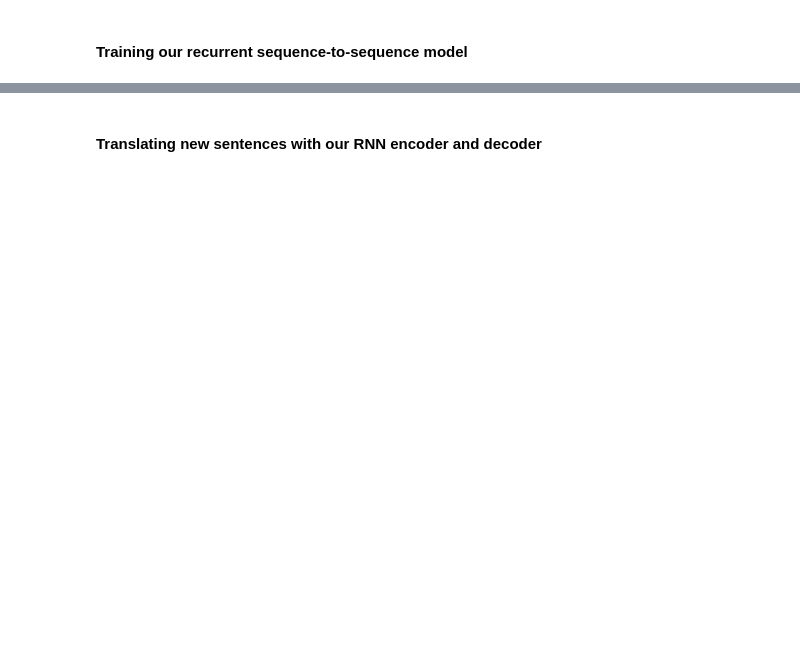
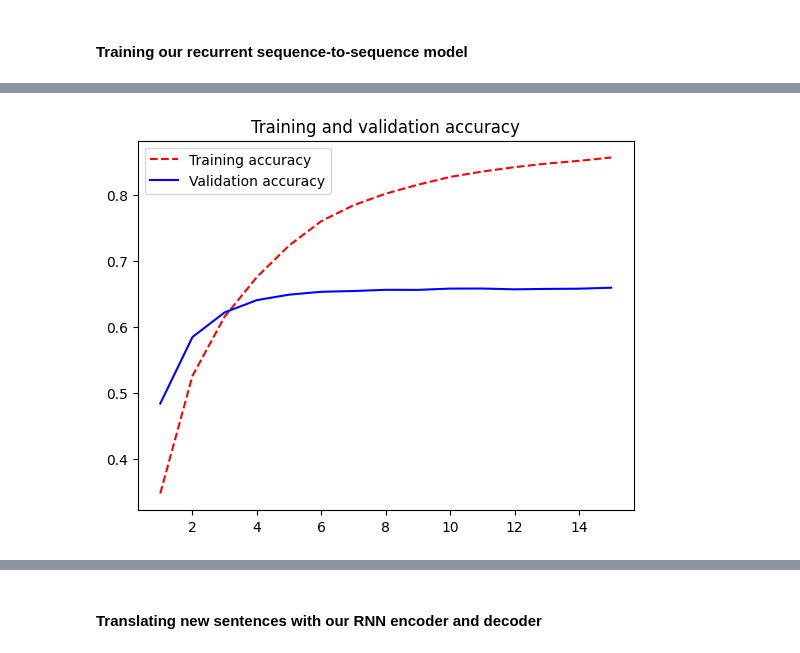
Before and after one commit to arsiliath/DLWP, a Jupyter notebook: lectures/08/chapter15_language-models-and-the-transformer.ipynb, the cells around one changed output, grey strips where cells are left out. Drawn from its saved outputs; the diff is of its cells as text; code cells hidden in the pictures; blank space fills up the shorter version.

```diff
--- a/lectures/08/chapter15_language-models-and-the-transformer.ipynb
+++ b/lectures/08/chapter15_language-models-and-the-transformer.ipynb
@@ -122,12 +136,13 @@ target_vectorization.adapt(train_spanish_texts)
 BATCH_SIZE = 64
 
 def format_dataset(eng, spa):
-    eng = source_vectorization(eng)
-    spa = target_vectorization(spa)
-    return ({
-        "english": eng,
-        "spanish": spa[:, :-1],
-    }, spa[:, 1:])
+    eng = english_tokenizer(eng)
+    spa = spanish_tokenizer(spa)
+    features = {"english": eng, "spanish": spa[:, :-1]}
+    labels = spa[:, 1:]
+    sample_weights = labels != 0
+    return features, labels, sample_weights
+
 
 def make_dataset(pairs):
     eng_texts, spa_texts = zip(*pairs)
@@ -172,20 +195,20 @@ for inputs, _ in train_ds:
 #### GRU-based encoder
 # %%
 EMBED_DIM = 256
-latent_dim = 1024
+LATENT_DIM = 1024
 
 source = keras.Input(shape=(None,), dtype="int32", name="english")
 x = keras.layers.Embedding(VOCAB_SIZE, EMBED_DIM, mask_zero=True)(source)
-encoded_source = keras.layers.Bidirectional(
-    keras.layers.GRU(latent_dim), merge_mode="sum"
+encoded_output = keras.layers.Bidirectional(
+    keras.layers.GRU(LATENT_DIM), merge_mode="sum"
 )(x)
 # %% [markdown]
 #### GRU-based decoder and the end-to-end model
 # %%
 past_target = keras.Input(shape=(None,), dtype="int32", name="spanish")
 x = keras.layers.Embedding(VOCAB_SIZE, EMBED_DIM, mask_zero=True)(past_target)
-decoder_gru = keras.layers.GRU(latent_dim, return_sequences=True)
-x = decoder_gru(x, initial_state=encoded_source)
+rnn_layer = keras.layers.GRU(LATENT_DIM, return_sequences=True)
+x = rnn_layer(x, initial_state=encoded_output)
 x = keras.layers.Dropout(0.5)(x)
-target_next_step = keras.layers.Dense(VOCAB_SIZE, activation="softmax")(x)
-seq2seq_rnn = keras.Model([source, past_target], target_next_step)
+target_predictions = keras.layers.Dense(VOCAB_SIZE, activation="softmax")(x)
+seq2seq_rnn = keras.Model([source, past_target], target_predictions)
@@ -195,11 +242,12 @@ seq2seq_rnn = keras.Model([source, past_target], target_next_step)
 seq2seq_rnn.compile(
     optimizer="adam",
     loss="sparse_categorical_crossentropy",
-    metrics=["accuracy"]
+    weighted_metrics=["accuracy"]
 )
+
 history = seq2seq_rnn.fit(
     train_ds,
-    epochs=1,
+    epochs=15,
     validation_data=val_ds,
     callbacks=[
         keras.callbacks.ModelCheckpoint(
@@ -208,5 +256,4 @@ history = seq2seq_rnn.fit(
 
         )
     ],
-    # verbose=0,
 )
@@ -212,0 +278,12 @@ history = seq2seq_rnn.fit(
+# %%
+accuracy = history.history["accuracy"]
+val_accuracy = history.history["val_accuracy"]
+epochs = range(1, len(accuracy) + 1)
+
+plt.plot(epochs, accuracy, "r--", label="Training accuracy")
+plt.plot(epochs, val_accuracy, "b", label="Validation accuracy")
+plt.title("Training and validation accuracy")
+plt.legend()
+plt.show()
+# %% [output]
+[figure, added]
```
Also changed, not shown: parts of 39 cells of this notebook.
